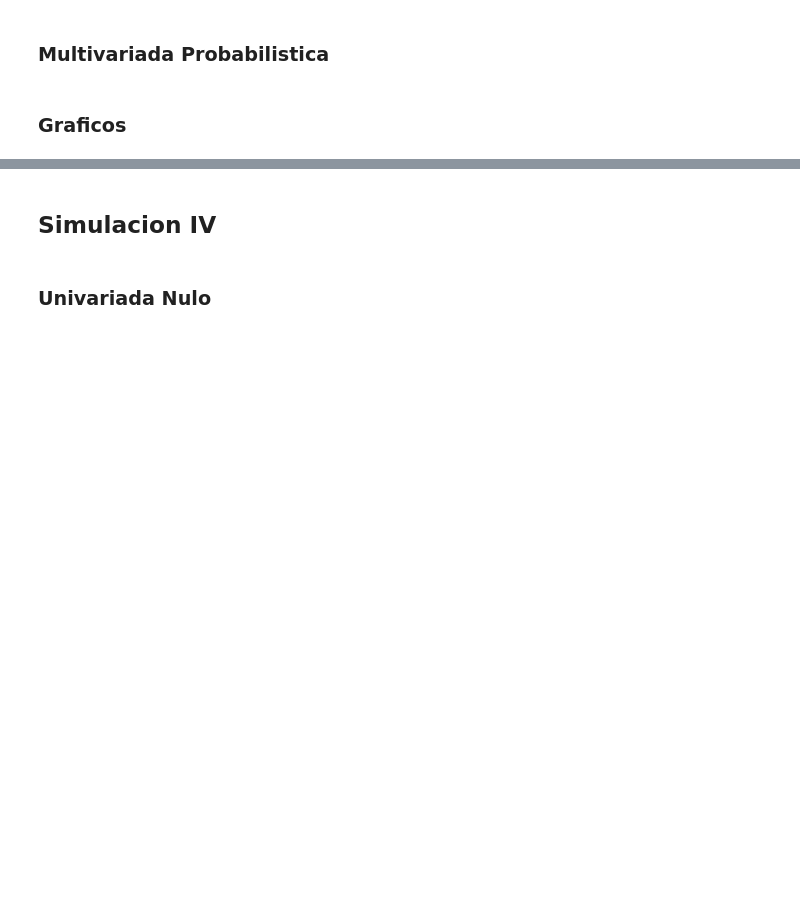
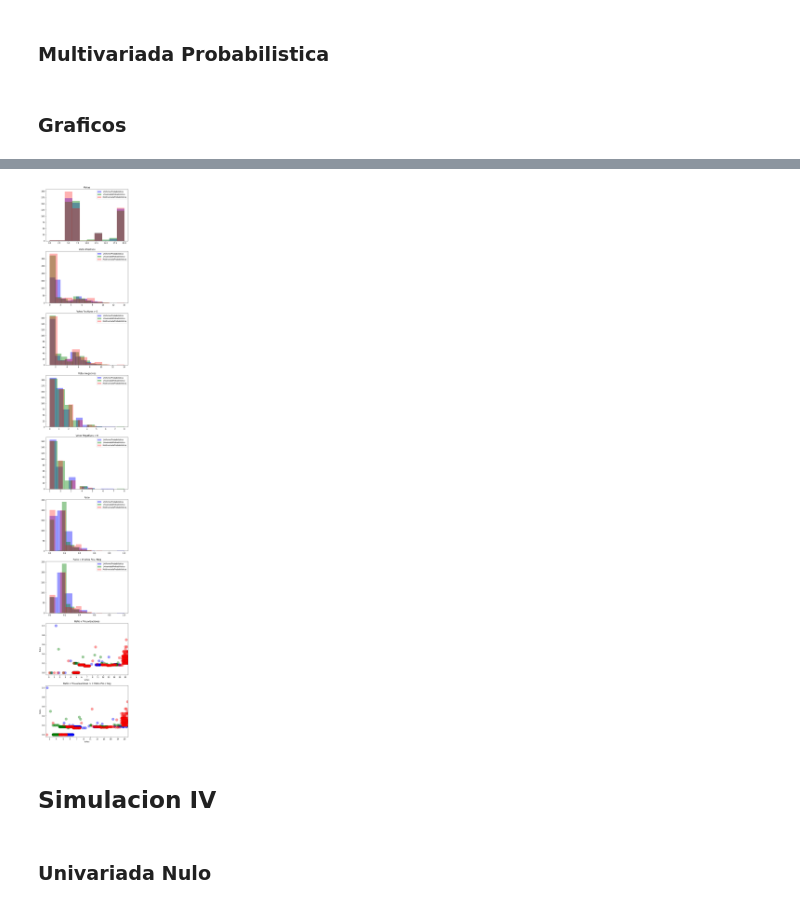
Before and after one commit to MariannoSalgado/Simulacion-RS, a Jupyter notebook: Modelado de opiniones y su impacto en la generación de consensos y disensos en una plataforma de CrowdSourcing.ipynb, the cells around one changed output, grey strips where cells are left out. Drawn from its saved outputs; the diff is of its cells as text; code cells hidden in the pictures; blank space fills up the shorter version.

```diff
--- a/Modelado de opiniones y su impacto en la generación de consensos y disensos en una plataforma de CrowdSourcing.ipynb
+++ b/Modelado de opiniones y su impacto en la generación de consensos y disensos en una plataforma de CrowdSourcing.ipynb
@@ -1327,3 +1026,90 @@ ax[8].title.set_text ('Ratio x visualizaciones (> 0)')
+# %%
+fig, ax = plt.subplots(9, 1, figsize=(8,55))
+# fig.suptitle('Agente Probabilistica')
+
+# A1. Distribuciòn de cantidad de visualizaciones
+ax[0].hist(UniformeProbabilistica.Vistas, label='UniformeProbabilistica', alpha = 0.4, color = 'b', ec="b")
+ax[0].hist(UnivariadaProbabilistica.Vistas, label='UnivariadaProbabilistica', alpha = 0.4, color = 'g', ec="g")
+ax[0].hist(MultivariadaProbabilistica.Vistas, label='MultivariadaProbabilistica', alpha = 0.3, color = 'r', ec="r")
+ax[0].legend(loc='best')
+ax[0].title.set_text("Vistas")
+
+# B1. Distribución de votos positivos.
+ax[1].hist(UniformeProbabilistica.VotosPos, label='UniformeProbabilistica', alpha = 0.4, color = 'b', ec="b")
+ax[1].hist(UnivariadaProbabilistica.VotosPos, label='UnivariadaProbabilistica', alpha = 0.4, color = 'g', ec="g")
+ax[1].hist(MultivariadaProbabilistica.VotosPos, label='MultivariadaProbabilistica', alpha = 0.3, color = 'r', ec="r")
+ax[1].legend(loc='best')
+ax[1].title.set_text("Votos Positivos")
+
+
+# B2. Distribución de votos positivos para ideas que tengan mas de 0 votos positivos
+UniformeProbabilisticaPosFiltrado = UniformeProbabilistica[UniformeProbabilistica.VotosPos > 0]
+UnivariadaProbabilisticaPosFiltrado = UnivariadaProbabilistica[UnivariadaProbabilistica.VotosPos > 0]
+MultivariadaProbabilisticaPosFiltrado = MultivariadaProbabilistica[MultivariadaProbabilistica.VotosPos > 0]
+ax[2].hist(UniformeProbabilisticaPosFiltrado.VotosPos, label='UniformeProbabilistica', alpha = 0.4, color = 'b', ec="b")
+ax[2].hist(UnivariadaProbabilisticaPosFiltrado.VotosPos, label='UnivariadaProbabilistica', alpha = 0.4, color = 'g', ec="g")
+ax[2].hist(MultivariadaProbabilisticaPosFiltrado.VotosPos, label='MultivariadaProbabilistica', alpha = 0.3, color = 'r', ec="r")
+ax[2].legend(loc='best')
+ax[2].title.set_text ("Votos Positivos > 0")
+
+# C1. Distribución de votos negativos
+ax[3].hist(UniformeProbabilistica.VotosNeg, label='UniformeProbabilistica', alpha = 0.4, color = 'b', ec="b")
+ax[3].hist(UnivariadaProbabilistica.VotosNeg, label='UnivariadaProbabilistica', alpha = 0.4, color = 'g', ec="g")
+ax[3].hist(MultivariadaProbabilistica.VotosNeg, label='MultivariadaProbabilistica', alpha = 0.3, color = 'r', ec="r")
+ax[3].legend(loc='best')
+ax[3].title.set_text ("Votos Negativos")
+
+# C2. Distribución de votos negativos para ideas que tengan mas de 0 votos negativos
+UniformeProbabilisticaNegFiltrado = UniformeProbabilistica[UniformeProbabilistica.VotosNeg > 0]
+UnivariadaProbabilisticaNegFiltrado = UnivariadaProbabilistica[UnivariadaProbabilistica.VotosNeg > 0]
+MultivariadaProbabilisticaNegFiltrado = MultivariadaProbabilistica[MultivariadaProbabilistica.VotosNeg > 0]
+ax[4].hist(UniformeProbabilisticaNegFiltrado.VotosNeg, label='UniformeProbabilistica', alpha = 0.4, color = 'b', ec="b")
+ax[4].hist(UnivariadaProbabilisticaNegFiltrado.VotosNeg, label='UnivariadaProbabilistica', alpha = 0.4, color = 'g', ec="g")
+ax[4].hist(MultivariadaProbabilisticaNegFiltrado.VotosNeg, label='MultivariadaProbabilistica', alpha = 0.3, color = 'r', ec="r")
+ax[4].legend(loc='best')
+ax[4].title.set_text ("Votos Negativos > 0")
+
+# D1. Distribución de rates.
+ax[5].hist(UniformeProbabilistica.Ratio, label='UniformeProbabilistica', alpha = 0.4, color = 'b', ec="b")
+ax[5].hist(UnivariadaProbabilistica.Ratio, label='UnivariadaProbabilistica', alpha = 0.4, color = 'g', ec="g")
+ax[5].hist(MultivariadaProbabilistica.Ratio, label='MultivariadaProbabilistica', alpha = 0.3, color = 'r', ec="r")
+ax[5].legend(loc='best')
+ax[5].title.set_text ("Ratio")
+
+# D2. Distribución de rates para ideas que tengan al menos 1 votos pos o neg
+FiltradaUniforme = pd.DataFrame(columns=['ID', 'Opinion', 'VotosPos', 'VotosNeg', 'Vistas', 'Ratio'])
+FiltradaUnivariada = pd.DataFrame(columns=['ID', 'Opinion', 'VotosPos', 'VotosNeg', 'Vistas', 'Ratio'])
+FiltradaMultivariada = pd.DataFrame(columns=['ID', 'Opinion', 'VotosPos', 'VotosNeg', 'Vistas', 'Ratio'])
+for i in UniformeProbabilistica.index:
+    if UniformeProbabilistica.at [i, 'VotosPos'] > 0 or UniformeProbabilistica.at [i, 'VotosNeg'] > 0:
+        FiltradaUniforme.at [i] = UniformeProbabilistica.at [i, 'ID'], UniformeProbabilistica.at [i, 'Opinion'], UniformeProbabilistica.at [i, 'VotosPos'], UniformeProbabilistica.at [i, 'VotosNeg'], UniformeProbabilistica.at [i, 'Vistas'], UniformeProbabilistica.at [i, 'Ratio']
+for i in UnivariadaProbabilistica.index:
+    if UnivariadaProbabilistica.at [i, 'VotosPos'] > 0 or UnivariadaProbabilistica.at [i, 'VotosNeg'] > 0:
+        FiltradaUnivariada.at [i] = UnivariadaProbabilistica.at [i, 'ID'], UnivariadaProbabilistica.at [i, 'Opinion'], UnivariadaProbabilistica.at [i, 'VotosPos'], UnivariadaProbabilistica.at [i, 'VotosNeg'], UnivariadaProbabilistica.at [i, 'Vistas'], UnivariadaProbabilistica.at [i, 'Ratio']
+for i in MultivariadaProbabilistica.index:
+    if MultivariadaProbabilistica.at [i, 'VotosPos'] > 0 or MultivariadaProbabilistica.at [i, 'VotosNeg'] > 0:
+        FiltradaMultivariada.at [i] = MultivariadaProbabilistica.at [i, 'ID'], MultivariadaProbabilistica.at [i, 'Opinion'], MultivariadaProbabilistica.at [i, 'VotosPos'], MultivariadaProbabilistica.at [i, 'VotosNeg'], MultivariadaProbabilistica.at [i, 'Vistas'], MultivariadaProbabilistica.at [i, 'Ratio']
+ax[6].hist(FiltradaUniforme.Ratio, label='UniformeProbabilistica', alpha = 0.4, color = 'b', ec="b")
+ax[6].hist(FiltradaUnivariada.Ratio, label='UnivariadaProbabilistica', alpha = 0.4, color = 'g', ec="g")
+ax[6].hist(FiltradaMultivariada.Ratio, label='MultivariadaProbabilistica', alpha = 0.3, color = 'r', ec="r")
+ax[6].legend(loc='best')
+ax[6].title.set_text ("Ratio > 0 Votos Pos / Neg")
+
+# E1. Distribución de rates x visualizaciones
+sns.stripplot(ax=ax[7], y="Ratio", x="Vistas", data= UniformeProbabilistica, size=15, alpha=.4, jitter=0.5, linewidth=.2, edgecolor='k', color= 'b')
+sns.stripplot(ax=ax[7], y="Ratio", x="Vistas", data= UnivariadaProbabilistica, size=15, alpha=.4, jitter=0.5, linewidth=.2, edgecolor='k', color= 'g')
+sns.stripplot(ax=ax[7], y="Ratio", x="Vistas", data= MultivariadaProbabilistica, size=15, alpha=.4, jitter=0.5, linewidth=.2, edgecolor='k', color= 'r')
+ax[7].title.set_text ("Ratio x Visualizaciones")
+
+# E2. Distribución de rates x visualizaciones (restringiendo ideas con al menos 1 voto pos o neg)
+sns.stripplot(ax=ax[8], y="Ratio", x="Vistas", data= FiltradaUniforme, size=15, alpha=.4, jitter=0.5, linewidth=.2, edgecolor='k', color= 'b')
+sns.stripplot(ax=ax[8], y="Ratio", x="Vistas", data= FiltradaUnivariada, size=15, alpha=.4, jitter=0.5, linewidth=.2, edgecolor='k', color= 'g')
+sns.stripplot(ax=ax[8], y="Ratio", x="Vistas", data= FiltradaMultivariada, size=15, alpha=.4, jitter=0.5, linewidth=.2, edgecolor='k', color= 'r')
+ax[8].title.set_text ("Ratio x Visualizaciones > 0 Votos Pos / Neg")
+
+# plt.savefig('Modelo Probabilistica [Uniforme, Univariada y Multivariada] Jitter.pdf')
+# %% [output]
+[figure, added]
 # %% [markdown]
 ## Simulacion IV
 # %% [markdown]
```
Also changed, not shown: parts of 33 cells of this notebook.
